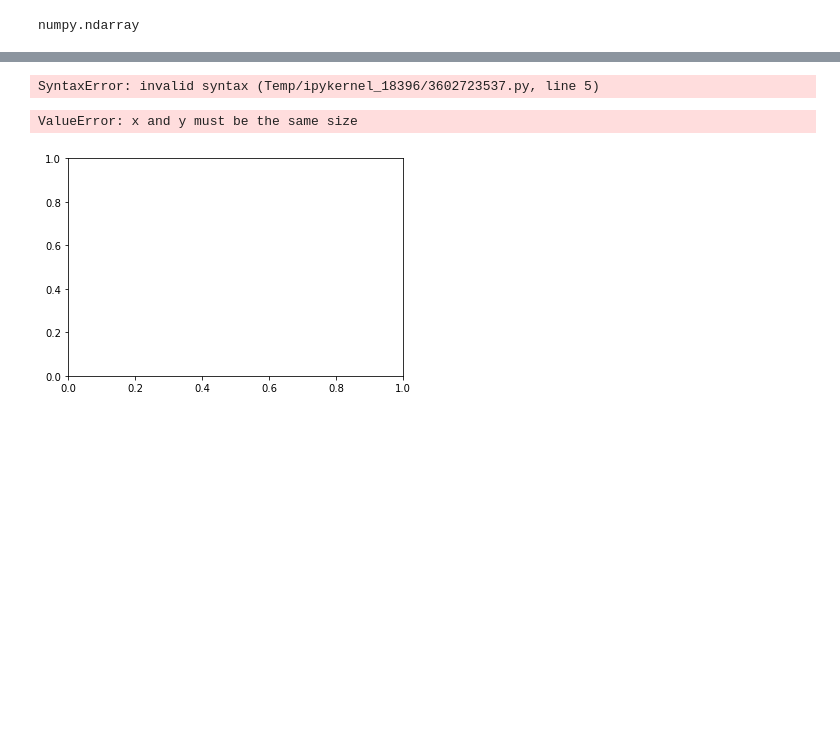
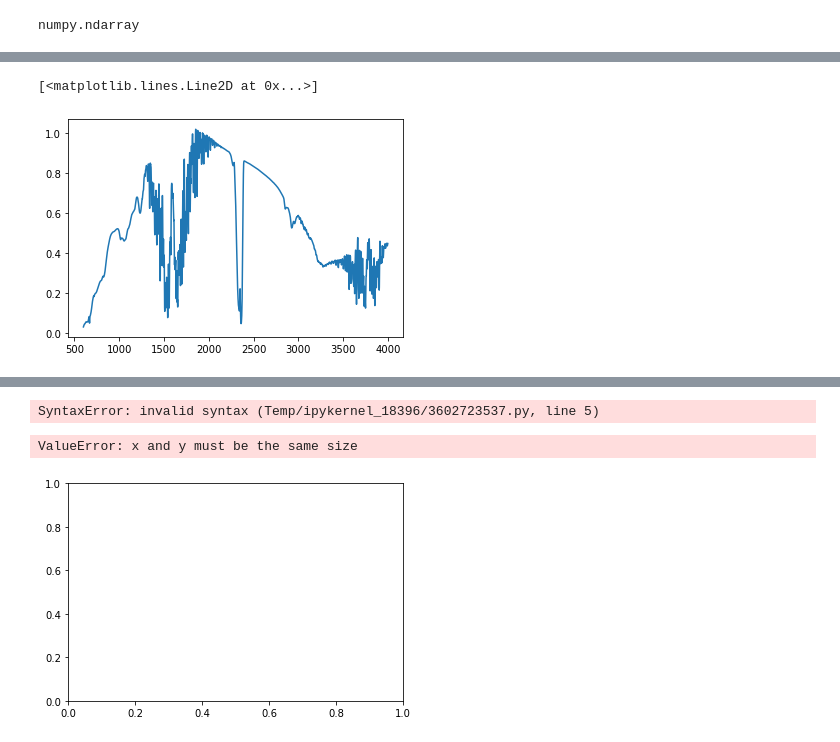
Before and after one commit to jroshk/FTIR_Mapping, a Jupyter notebook: scripts/Using_opusFCfor2dimages.ipynb, the cells around one changed output, grey strips where cells are left out. Cells and saved outputs as stored; diff of their text form; code cells hidden in the pictures; blank space fills up the shorter version.

```diff
--- a/scripts/Using_opusFCfor2dimages.ipynb
+++ b/scripts/Using_opusFCfor2dimages.ipynb
@@ -150,0 +181,8 @@ complete_df
+# %%
+spectra_df
+wavenumber_reindex = ['Wavenumber' + str(n) for n in range(len(data.x))]
+wavenumber_reindex
+spectra_reindexed_df = spectra_df
+spectra_reindexed_df.columns= wavenumber_reindex
+spectra_reindexed_df.head(4)
+# wavenumber_reindexed_spectra_df =
@@ -150,0 +196,5 @@ complete_df
+# %%
+#dataframe with index for 4000cm^-1 starting at 0, instead of the wavenumber itself
+complete_nowavenumberindex_df = xypositions_df.join(spectra_reindexed_df)
+
+complete_nowavenumberindex_df.head(4)
@@ -150,0 +208,7 @@ complete_df
+# %%
+#Test Plot
+fig,ax = plt.subplots()
+ax.plot(x, complete_nowavenumberindex_df.iloc[3][3:])
+# %% [output]
+[<matplotlib.lines.Line2D at 0x...>]
+[figure, added]
```
Also changed, not shown: parts of 20 cells of this notebook.
